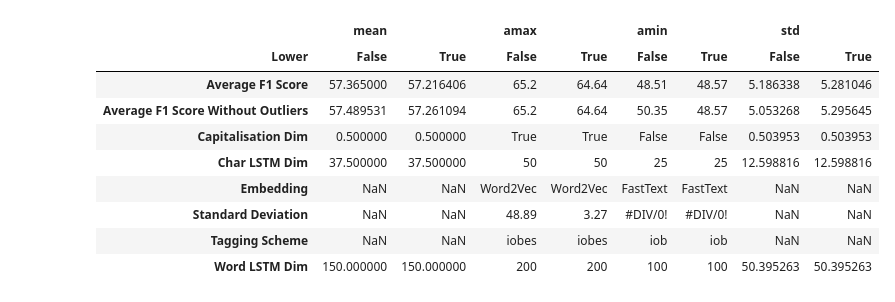
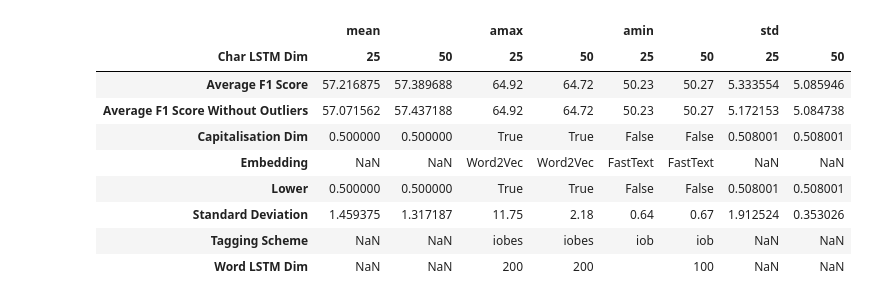
Before and after one commit to pvcastro/deeplearningufg, a Jupyter notebook: artigo_propor_2018/Portuguese Tagger Stats.ipynb, the cells around one changed output. Saved outputs shown, nothing was run; the diff lists cells and outputs as text; code cells hidden in the pictures.

Commit message:
Adicionando dados do notebook do artigo do PROPOR

```diff
--- a/artigo_propor_2018/Portuguese Tagger Stats.ipynb
+++ b/artigo_propor_2018/Portuguese Tagger Stats.ipynb
@@ -72,13 +86,13 @@ dados_df.pivot_table(columns=['Tagging Scheme'], aggfunc=[np.mean, np.max, np.mi
 # %%
-dados_df.pivot_table(columns=['Lower'], aggfunc=[np.mean, np.max, np.min, np.std])
+dados_df.pivot_table(columns=['Char LSTM Dim'], aggfunc=[np.mean, np.max, np.min, np.std])
 # %% [output]
 |  | mean |  | amax |  | amin |  | std |  |
-| Lower | False | True | False | True | False | True | False | True |
-| Average F1 Score | 57.365000 | 57.216406 | 65.2 | 64.64 | 48.51 | 48.57 | 5.186338 | 5.281046 |
-| Average F1 Score Without Outliers | 57.489531 | 57.261094 | 65.2 | 64.64 | 50.35 | 48.57 | 5.053268 | 5.295645 |
-| Capitalisation Dim | 0.500000 | 0.500000 | True | True | False | False | 0.503953 | 0.503953 |
-| Char LSTM Dim | 37.500000 | 37.500000 | 50 | 50 | 25 | 25 | 12.598816 | 12.598816 |
+| Char LSTM Dim | 25 | 50 | 25 | 50 | 25 | 50 | 25 | 50 |
+| Average F1 Score | 57.216875 | 57.389688 | 64.92 | 64.72 | 50.23 | 50.27 | 5.333554 | 5.085946 |
+| Average F1 Score Without Outliers | 57.071562 | 57.437188 | 64.92 | 64.72 | 50.23 | 50.27 | 5.172153 | 5.084738 |
+| Capitalisation Dim | 0.500000 | 0.500000 | True | True | False | False | 0.508001 | 0.508001 |
 | Embedding | NaN | NaN | Word2Vec | Word2Vec | FastText | FastText | NaN | NaN |
-| Standard Deviation | NaN | NaN | 48.89 | 3.27 | #DIV/0! | #DIV/0! | NaN | NaN |
+| Lower | 0.500000 | 0.500000 | True | True | False | False | 0.508001 | 0.508001 |
+| Standard Deviation | 1.459375 | 1.317187 | 11.75 | 2.18 | 0.64 | 0.67 | 1.912524 | 0.353026 |
 | Tagging Scheme | NaN | NaN | iobes | iobes | iob | iob | NaN | NaN |
-| Word LSTM Dim | 150.000000 | 150.000000 | 200 | 200 | 100 | 100 | 50.395263 | 50.395263 |
+| Word LSTM Dim | NaN | NaN | 200 | 200 |  | 100 | NaN | NaN |
```
Also changed, not shown: parts of 38 cells of this notebook, 2 other files.
